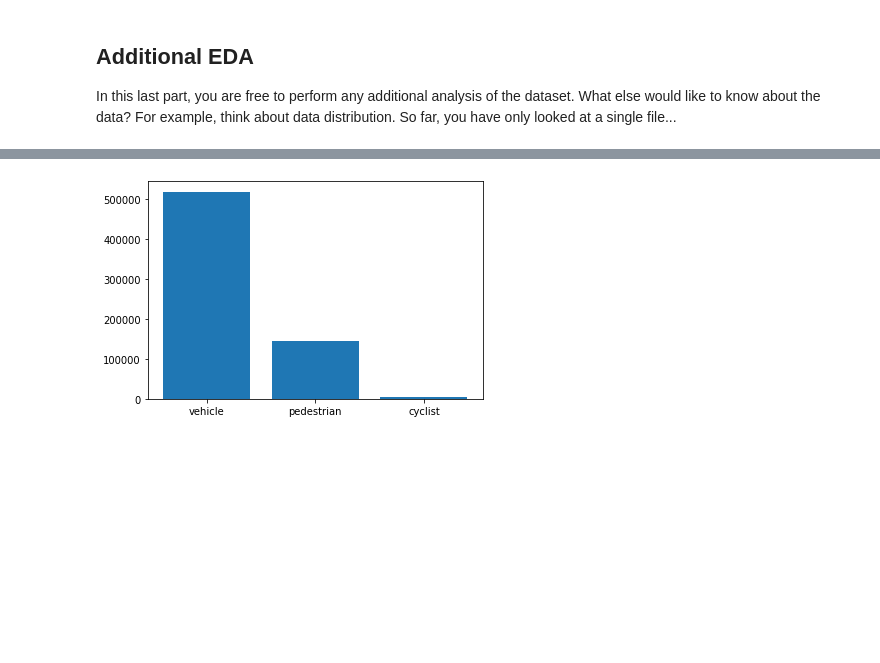
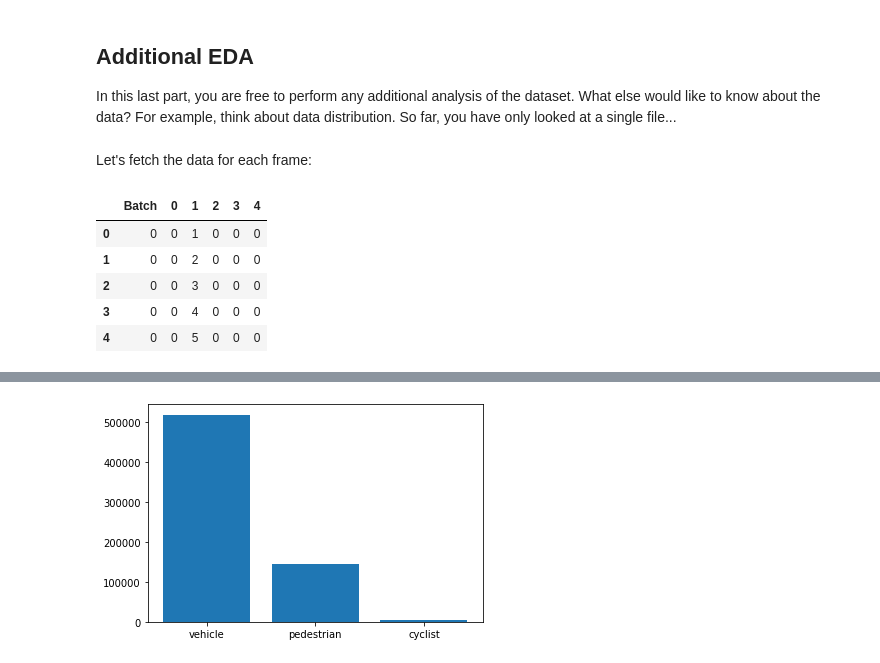
Before and after one commit to lr91-089/Udacity-nd229-object-detection, a Jupyter notebook: Exploratory Data Analysis.ipynb, the cells around one changed output, grey strips where cells are left out. Drawn from its saved outputs; the diff is of its cells as text; code cells hidden in the pictures; blank space fills up the shorter version.

```diff
--- a/Exploratory Data Analysis.ipynb
+++ b/Exploratory Data Analysis.ipynb
@@ -113,12 +131,5 @@ plt.show()
 
 In this last part, you are free to perform any additional analysis of the dataset. What else would like to know about the data?
 For example, think about data distribution. So far, you have only looked at a single file...
-# %%
-label_count = {1:0,2:0,4:0}
-data_dist = {1:[],2:[],4:[]}
-for batch in dataset_train.take(30000):
-    batch_label_count = {1:0,2:0,4:0}
-    for label in batch["groundtruth_classes"].numpy():
-        label_count[label] += 1
-        batch_label_count[label] += 1
-        data_dist[label].append(batch_label_count[label])
+# %% [markdown]
+Let's fetch the data for each frame:
@@ -127 +146,11 @@ label_count
 class_mapping = {1: {'class': 'vehicle','color':'red'}, 2: {'class': 'pedestrian','color':'blue'}, 4: {'class': 'cyclist','color':'green'}}
+# %%
+df = pd.DataFrame(data_list, columns=["Batch"]+list(range(5))).astype("int32")
+df.head()
+# %% [output]
+|  | Batch | 0 | 1 | 2 | 3 | 4 |
+| 0 | 0 | 0 | 1 | 0 | 0 | 0 |
+| 1 | 0 | 0 | 2 | 0 | 0 | 0 |
+| 2 | 0 | 0 | 3 | 0 | 0 | 0 |
+| 3 | 0 | 0 | 4 | 0 | 0 | 0 |
+| 4 | 0 | 0 | 5 | 0 | 0 | 0 |
```
Also changed, not shown: parts of 13 cells of this notebook, 3 other files.
